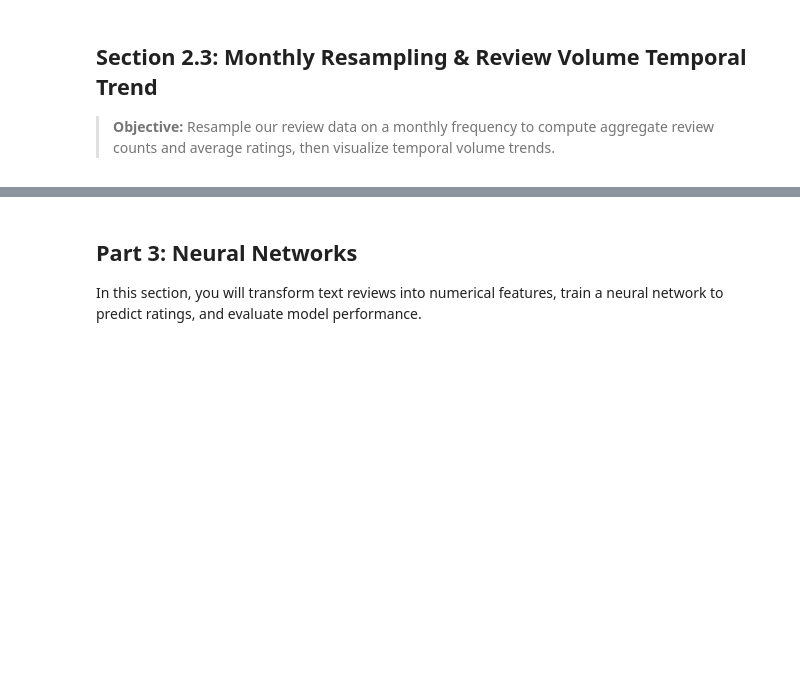
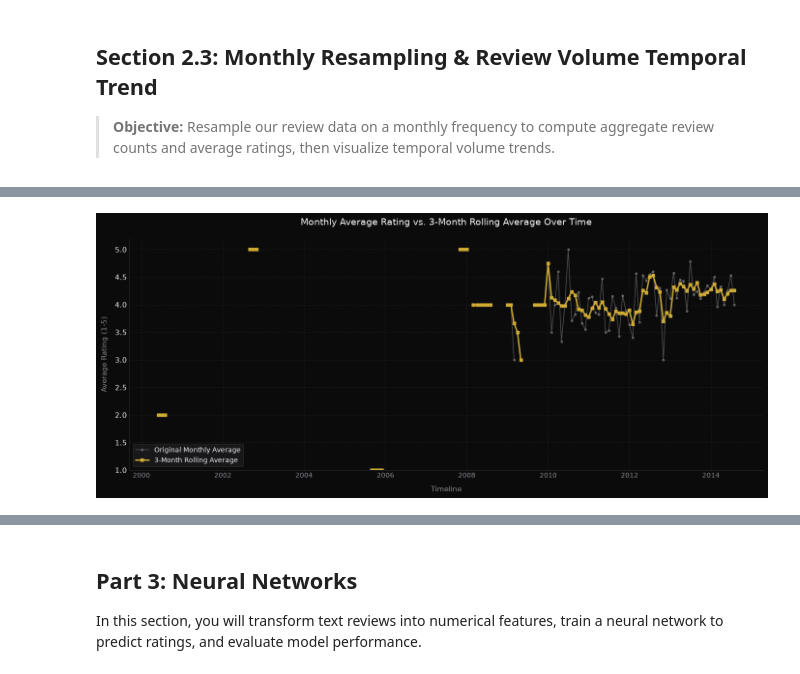
Before and after one commit to oliverkiplagat/dsc-nlp-timeseries-neural-networks-summative, a Jupyter notebook: C09_M08.ipynb, the cells around one changed output, grey strips where cells are left out. Cells and saved outputs as stored; diff of their text form; code cells hidden in the pictures; blank space fills up the shorter version.

```diff
--- a/C09_M08.ipynb
+++ b/C09_M08.ipynb
@@ -524,0 +626,79 @@ print(f"  Total Span:                {latest_date - earliest_date}")
+# %%
+# TODO: Compute a rolling average for the monthly average rating.
+# A 3-month rolling average is a good starting point.
+monthly_avg_rating_smooth = monthly_avg_rating.rolling(window=3, min_periods=1).mean()
+
+print("--- 3-Month Rolling Average Computed Successfully ---")
+print(monthly_avg_rating_smooth.tail())
+
+
+# TODO: Plot both:
+# - the original monthly average rating
+# - the rolling average
+# on the same figure.
+plt.style.use("dark_background")
+fig, ax = plt.subplots(figsize=(14, 6), facecolor="#0B0B0C")
+ax.set_facecolor("#0B0B0C")
+
+# Plot original monthly average rating
+ax.plot(
+    monthly_avg_rating.index,
+    monthly_avg_rating.values,
+    color="#8E8E93",       # Muted gray for raw data
+    linewidth=1.2,
+    marker="o",
+    markersize=3,
+    alpha=0.5,
+    label="Original Monthly Average"
+)
+
+# Plot rolling average rating
+ax.plot(
+    monthly_avg_rating_smooth.index,
+    monthly_avg_rating_smooth.values,
+    color="#D4AF37",       # Champagne Gold for smoothed trend
+    linewidth=2.2,
+    marker="s",
+    markersize=4,
+    alpha=0.95,
+    label="3-Month Rolling Average"
+)
+
+# Typography & Layout Styling
+ax.set_title(
+    "Monthly Average Rating vs. 3-Month Rolling Average Over Time",
+    fontsize=14,
+    fontweight="normal",
+    color="#F5F5F7",
+    pad=20
+)
+
+ax.set_xlabel("Timeline", fontsize=11, color="#8E8E93", labelpad=10)
+ax.set_ylabel("Average Rating (1-5)", fontsize=11, color="#8E8E93", labelpad=10)
+
+ax.set_ylim(1, 5.2)
+
+# Minimalist Spine & Axis Refinement
+ax.spines["top"].set_visible(False)
+ax.spines["right"].set_visible(False)
+ax.spines["left"].set_color("#2C2C2E")
+ax.spines["bottom"].set_color("#2C2C2E")
+
+ax.tick_params(axis="x", colors="#8E8E93", labelsize=10, length=0)
+ax.tick_params(axis="y", colors="#F5F5F7", labelsize=11, length=0)
+
+# Dotted grid lines
+ax.grid(True, linestyle=":", alpha=0.15, color="#FFFFFF")
+
+# Legend
+ax.legend(
+    facecolor="#1C1C1E",
+    edgecolor="#2C2C2E",
+    labelcolor="#F5F5F7",
+    fontsize=10,
+    loc="lower left"
+)
+
+plt.tight_layout()
+plt.show()
+# %% [output]
@@ -524,0 +713 @@ print(f"  Total Span:                {latest_date - earliest_date}")
+[figure, added]
```
Also changed, not shown: parts of 5 cells of this notebook.
